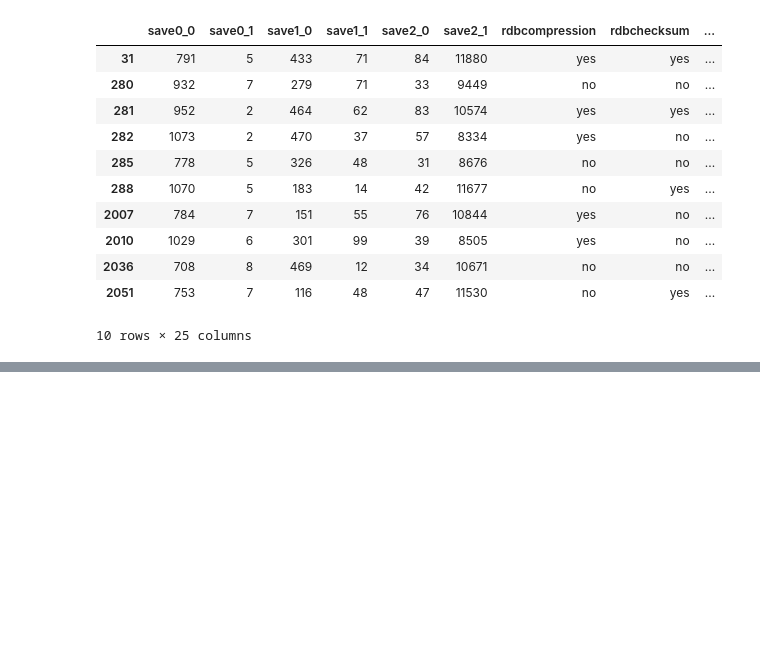
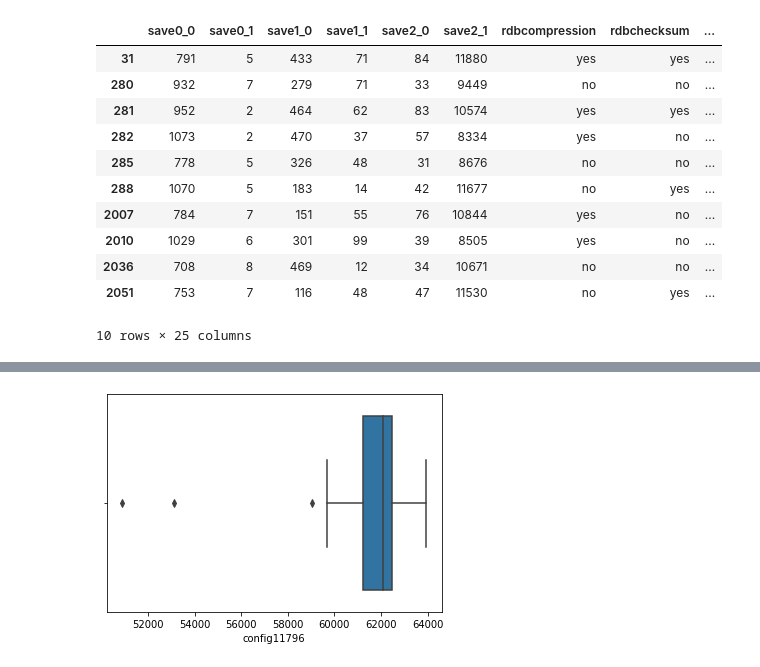
Before and after one commit to addb-swstarlab/Redis-Parameter-Grouping-BO, a Jupyter notebook: throughput_비교.ipynb, the cells around one changed output, grey strips where cells are left out. Drawn from its saved outputs; the diff is of its cells as text; code cells hidden in the pictures; blank space fills up the shorter version.

```diff
--- a/throughput_비교.ipynb
+++ b/throughput_비교.ipynb
@@ -154,0 +354,7 @@ config_df_knob.loc[group2]
+# %%
+df_config_hist = pd.DataFrame(config11796_list, columns=["config11796"])
+df_config_hist['config10283'] = config10283_list
+df_config_hist['config_gp'] = config_gp
+df_config_hist['config_t0'] = config_t0
+
+df_config_hist.head()
@@ -154,0 +368,6 @@ config_df_knob.loc[group2]
+# %%
+import seaborn as sns
+sns.boxplot(x = "config11796",data = df_config_hist )
+plt.show()
+# %% [output]
+[figure, added]
```
Also changed, not shown: parts of 13 cells of this notebook, 22 other files.
